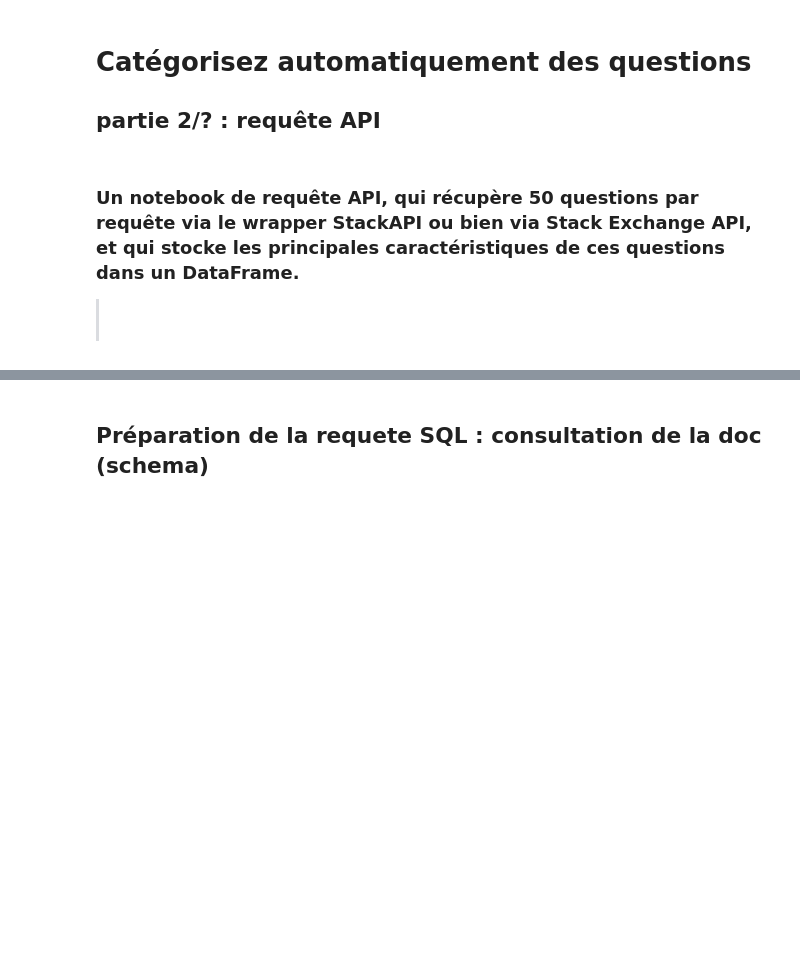
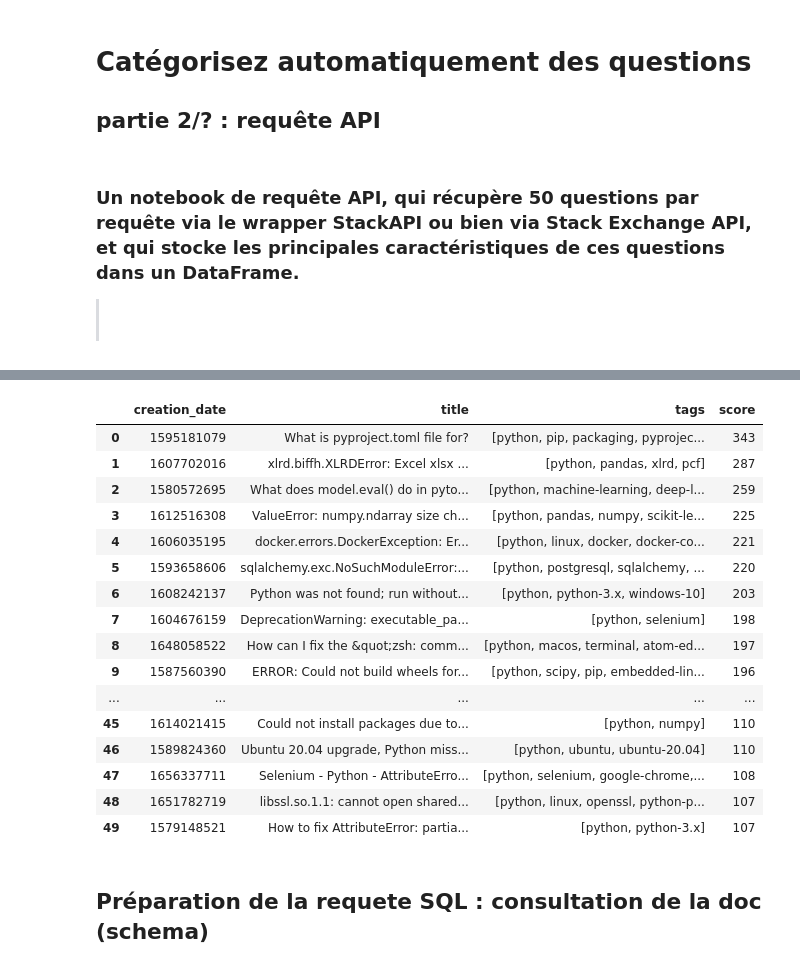
Before and after one commit to Kiwinokoto/ML_student, a Jupyter notebook: notebooks/Oudelet_Kevin_2_notebook_requete_API_121123.ipynb, the cells around one changed output, grey strips where cells are left out. Drawn from its saved outputs; the diff is of its cells as text; code cells hidden in the pictures; blank space fills up the shorter version.

```diff
--- a/notebooks/Oudelet_Kevin_2_notebook_requete_API_121123.ipynb
+++ b/notebooks/Oudelet_Kevin_2_notebook_requete_API_121123.ipynb
@@ -7,0 +138,12 @@
+# %%
+# Seulement 10 questions crées avec le tag python et un score > 50 (en presque un an)
+
+# Observons l'activité l'année dernière
+start_date = datetime.datetime(2022, 1, 1)
+end_date = datetime.datetime(2022, 12, 31)
+
+result = get_number_of_questions(tag, start_date, end_date)
+print(f'Number of questions with the tag "{tag}" between {start_date} and {end_date} and a minimum score of 50: \n{result}')
+
+# Il faut du temps pour que le score atteigne 50, mais le traffic sur stack exchange a
+# peut-être aussi diminué depuis l'année dernière (arrivée de chatGPT, etc...)
@@ -8,3 +215,47 @@
+# %%
+# Plus qu'à filtrer / créer le dataframe
+
+def extract_fields_and_create_dataframe(data):
+    questions = data.get('items', [])
+
+    # Extracting desired fields
+    extracted_data = [
+        {
+            'creation_date': question.get('creation_date', None),
+            'title': question.get('title', None),
+            'tags': question.get('tags', None),
+            'score': question.get('score', None),
+        }
+        for question in questions
+    ]
+
+    # Creating DataFrame
+    df = pd.DataFrame(extracted_data)
+
+    return df
+
+df = extract_fields_and_create_dataframe(result)
+
+# Displaying the DataFrame
+display(df)
+# %% [output]
+|  | creation_date | title | tags | score |
+| 0 | 1595181079 | What is pyproject.toml file for? | [python, pip, packaging, pyprojec... | 343 |
+| 1 | 1607702016 | xlrd.biffh.XLRDError: Excel xlsx ... | [python, pandas, xlrd, pcf] | 287 |
+| 2 | 1580572695 | What does model.eval() do in pyto... | [python, machine-learning, deep-l... | 259 |
+| 3 | 1612516308 | ValueError: numpy.ndarray size ch... | [python, pandas, numpy, scikit-le... | 225 |
+| 4 | 1606035195 | docker.errors.DockerException: Er... | [python, linux, docker, docker-co... | 221 |
+| 5 | 1593658606 | sqlalchemy.exc.NoSuchModuleError:... | [python, postgresql, sqlalchemy, ... | 220 |
+| 6 | 1608242137 | Python was not found; run without... | [python, python-3.x, windows-10] | 203 |
+| 7 | 1604676159 | DeprecationWarning: executable_pa... | [python, selenium] | 198 |
+| 8 | 1648058522 | How can I fix the &quot;zsh: comm... | [python, macos, terminal, atom-ed... | 197 |
+| 9 | 1587560390 | ERROR: Could not build wheels for... | [python, scipy, pip, embedded-lin... | 196 |
+| ... | ... | ... | ... | ... |
+| 45 | 1614021415 | Could not install packages due to... | [python, numpy] | 110 |
+| 46 | 1589824360 | Ubuntu 20.04 upgrade, Python miss... | [python, ubuntu, ubuntu-20.04] | 110 |
+| 47 | 1656337711 | Selenium - Python - AttributeErro... | [python, selenium, google-chrome,... | 108 |
+| 48 | 1651782719 | libssl.so.1.1: cannot open shared... | [python, linux, openssl, python-p... | 107 |
+| 49 | 1579148521 | How to fix AttributeError: partia... | [python, python-3.x] | 107 |
 # %% [markdown]
 ## Préparation de la requete SQL : consultation de la doc (schema)
 # %%
```
Also changed, not shown: parts of 15 cells of this notebook, 1 other file.
